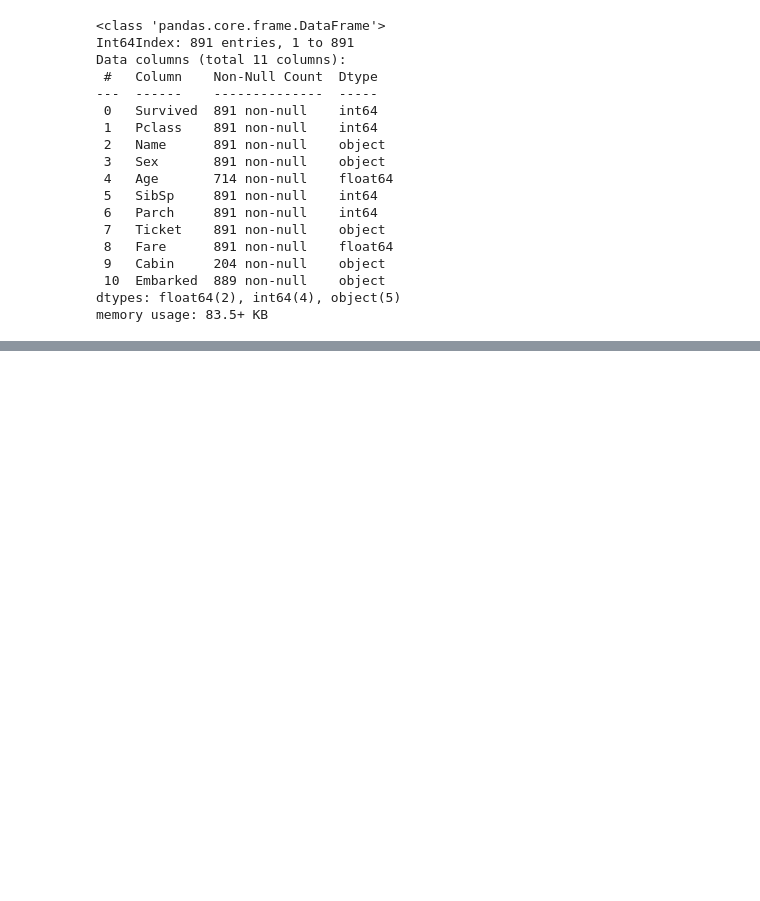
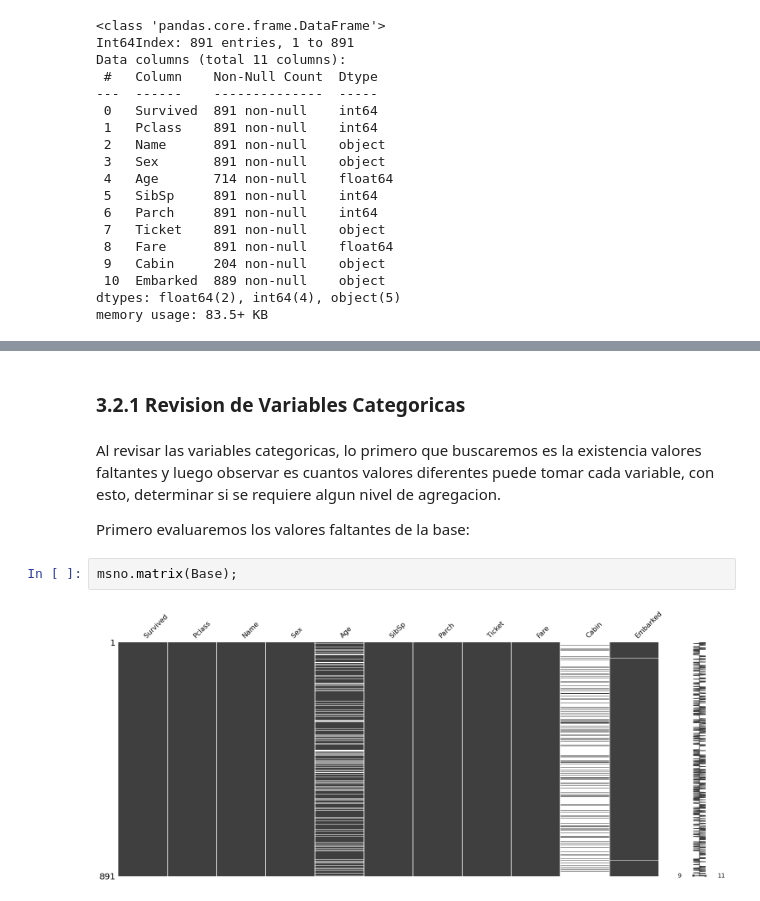
Before and after one commit to diegojeda/Titanic, a Jupyter notebook: Titanic.ipynb, the cells around one changed output, grey strips where cells are left out. Cells and saved outputs as stored; diff of their text form; blank space fills up the shorter version.

```diff
--- a/Titanic.ipynb
+++ b/Titanic.ipynb
@@ -228,0 +216,10 @@ Base.head(50)
+# %% [markdown]
+### **3.2.1   Revision de Variables Categoricas**
+# %% [markdown]
+Al revisar las variables categoricas, lo primero que buscaremos es la existencia valores faltantes y luego observar es cuantos valores diferentes puede tomar cada variable, con esto, determinar si se requiere algun nivel de agregacion.
+
+Primero evaluaremos los valores faltantes de la base:
+# %%
+msno.matrix(Base);
+# %% [output]
+[figure, added]
```
Also changed, not shown: parts of 29 cells of this notebook.
